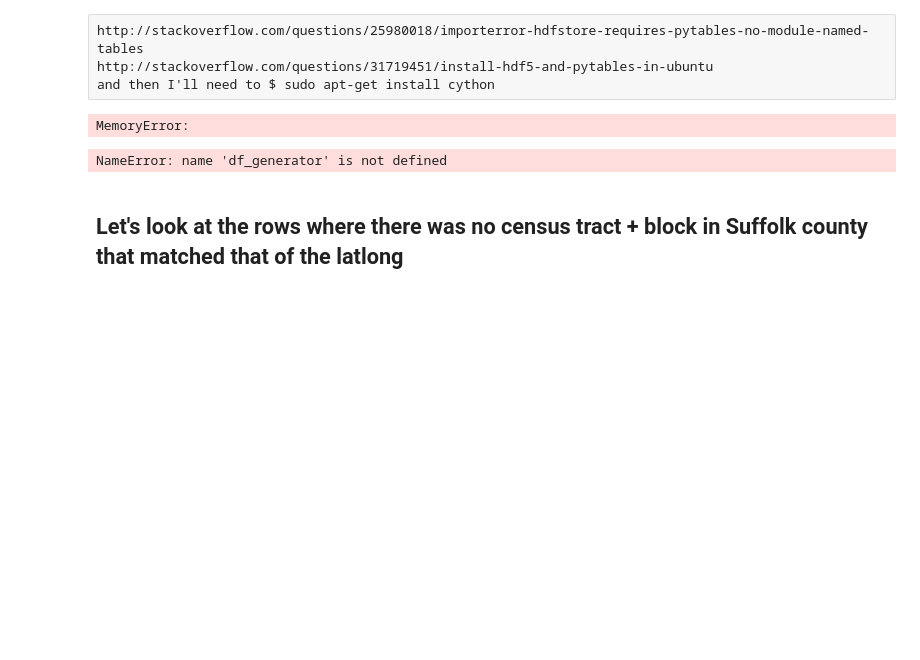
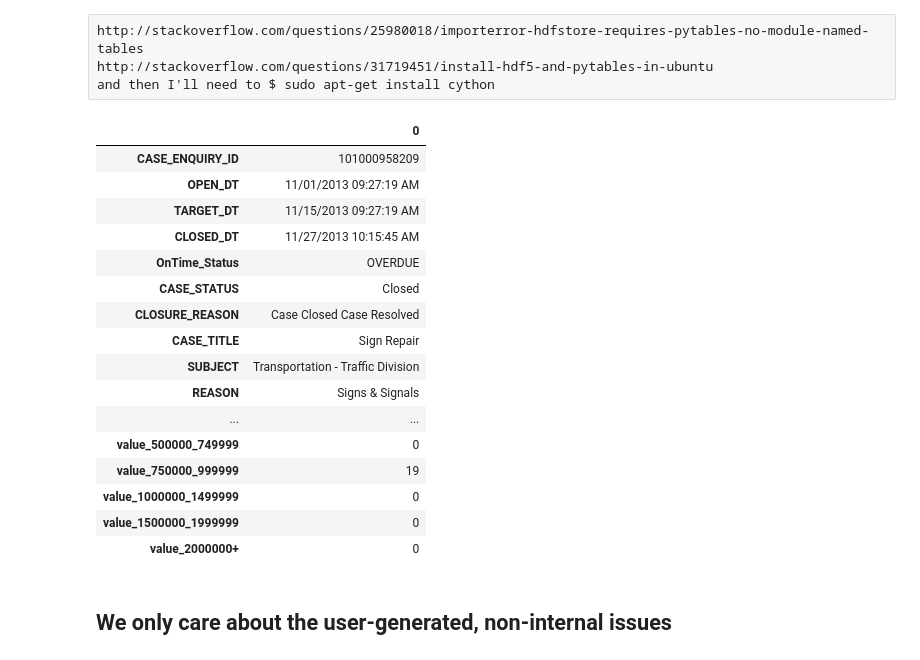
Before and after one commit to aok1425/311-prediction-times, a Jupyter notebook: preprocessing/05 playing w final df.ipynb, the cells around one changed output. Cells and saved outputs as stored; diff of their text form; code cells hidden in the pictures; blank space fills up the shorter version.

```diff
--- a/preprocessing/05 playing w final df.ipynb
+++ b/preprocessing/05 playing w final df.ipynb
@@ -13,18 +11,31 @@ http://stackoverflow.com/questions/25980018/importerror-hdfstore-requires-pytabl
 http://stackoverflow.com/questions/31719451/install-hdf5-and-pytables-in-ubuntu
 and then I'll need to $ sudo apt-get install cython
 # %%
-df_generator = pd.read_hdf(
+df = pd.read_hdf(
     '../data/data_w_descs_and_census.h5',
     'data_w_descs_and_census',
     start=0,
     stop=2)
-# df = df_generator.next()
-# df.head(1).T
-# %% [output]
-MemoryError:
-# %%
-df_generator
-# %% [output]
-NameError: name 'df_generator' is not defined
-# %% [markdown]
-## Let's look at the rows where there was no census tract + block in Suffolk county that matched that of the latlong
+# %%
+with pd.option_context("display.max_rows", 500):
+    display(df.head(1).T)
+# %% [output]
+|  | 0 |
+| CASE_ENQUIRY_ID | 101000958209 |
+| OPEN_DT | 11/01/2013 09:27:19 AM |
+| TARGET_DT | 11/15/2013 09:27:19 AM |
+| CLOSED_DT | 11/27/2013 10:15:45 AM |
+| OnTime_Status | OVERDUE |
+| CASE_STATUS | Closed |
+| CLOSURE_REASON | Case Closed Case Resolved |
+| CASE_TITLE | Sign Repair |
+| SUBJECT | Transportation - Traffic Division |
+| REASON | Signs & Signals |
+| ... | ... |
+| value_500000_749999 | 0 |
+| value_750000_999999 | 19 |
+| value_1000000_1499999 | 0 |
+| value_1500000_1999999 | 0 |
+| value_2000000+ | 0 |
+# %% [markdown]
+## We only care about the user-generated, non-internal issues
```
Also changed, not shown: parts of 19 cells of this notebook, 1 other file.
